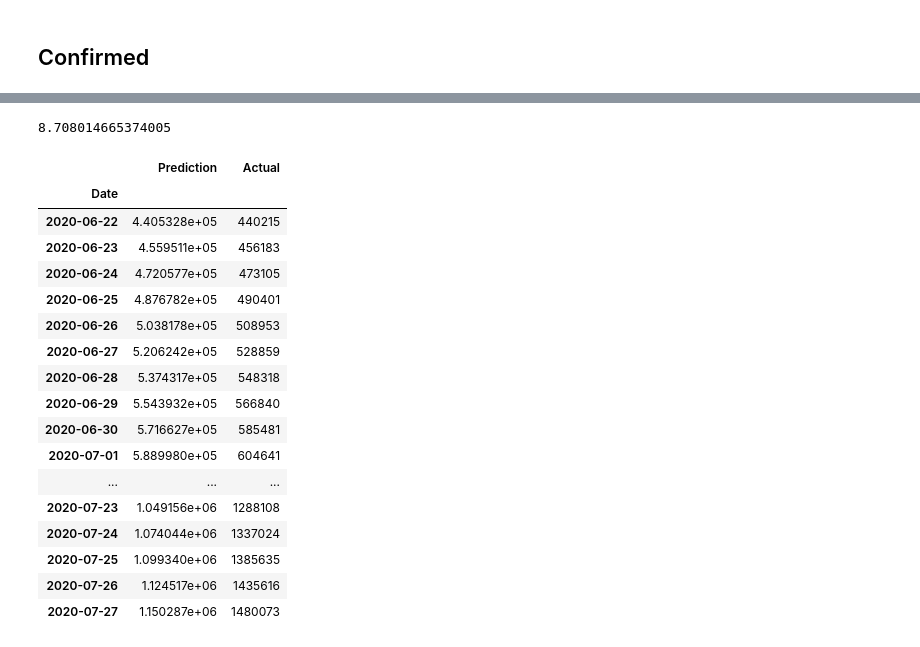
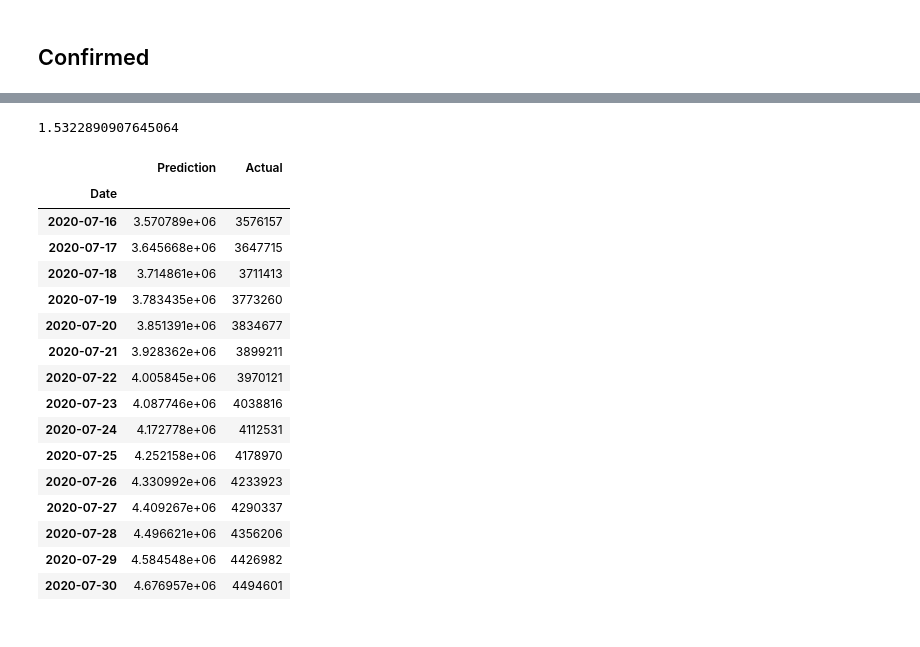
Before and after one commit to anandrajaram21/covidash, a Jupyter notebook: src/jupyter_notebooks/Auto_ARIMA_COVID_19.ipynb, the cells around one changed output, grey strips where cells are left out. Saved outputs shown, nothing was run; the diff lists cells and outputs as text; code cells hidden in the pictures.

```diff
--- a/src/jupyter_notebooks/Auto_ARIMA_COVID_19.ipynb
+++ b/src/jupyter_notebooks/Auto_ARIMA_COVID_19.ipynb
@@ -69,7 +71,7 @@ def find_params():
 # %%
 def split_dataframe():
     # Setting a Split date for test and train datasets
-    train, test = train_test_split(data, test_size=0.2, shuffle=False)
+    train, test = train_test_split(data, test_size=15, shuffle=False)
     print('Test shape:',test.shape)
     print('Train shape:',train.shape)
     print(f'Min date from train set: {train.index.min().date()}')
@@ -78,13 +80,13 @@ def split_dataframe():
     print(f'Max date from test set: {test.index.max().date()}')
     return train,test
 # %%
-def forecast():
+def Predict():
     # Fitting the model with train dataset
     stepwise_model.fit(train)
     # Forecasting
-    future_forecast = stepwise_model.predict(n_periods=len(test))
+    pred = stepwise_model.predict(n_periods=len(test))
     # This returns an array of predictions:
-    print(future_forecast)
-    future_forecast = pd.DataFrame(future_forecast,index = test.index,columns=['Prediction'])
+#     print(pred)
+    pred = pd.DataFrame(pred,index = test.index,columns=['Prediction'])
     # Plotting the predicted values and actual values
-    return px.line(pd.concat([data,future_forecast],axis=1), template = 'plotly_dark'),future_forecast
+    return px.line(pd.concat([data,pred],axis=1), template = 'plotly_dark'),pred
@@ -314,0 +270,3 @@ Max date from test set: 2020-07-27
+# %%
+fig,pred=Predict()
+fig
@@ -315,26 +275,25 @@ Max date from test set: 2020-07-27
 # %%
-mean_absolute_percentage_error(test,future_forecast)
+mean_absolute_percentage_error(test,pred)
 # %% [output]
-8.708014665374005
+1.5322890907645064
 # %%
-future_forecast['Actual']=test.Total
-future_forecast
+pred['Actual']=test.Total
+pred
 # %% [output]
 |  | Prediction | Actual |
 | Date |  |  |
-| 2020-06-22 | 4.405328e+05 | 440215 |
-| 2020-06-23 | 4.559511e+05 | 456183 |
-| 2020-06-24 | 4.720577e+05 | 473105 |
-| 2020-06-25 | 4.876782e+05 | 490401 |
-| 2020-06-26 | 5.038178e+05 | 508953 |
-| 2020-06-27 | 5.206242e+05 | 528859 |
-| 2020-06-28 | 5.374317e+05 | 548318 |
-| 2020-06-29 | 5.543932e+05 | 566840 |
-| 2020-06-30 | 5.716627e+05 | 585481 |
-| 2020-07-01 | 5.889980e+05 | 604641 |
-| ... | ... | ... |
-| 2020-07-23 | 1.049156e+06 | 1288108 |
-| 2020-07-24 | 1.074044e+06 | 1337024 |
-| 2020-07-25 | 1.099340e+06 | 1385635 |
-| 2020-07-26 | 1.124517e+06 | 1435616 |
-| 2020-07-27 | 1.150287e+06 | 1480073 |
+| 2020-07-16 | 3.570789e+06 | 3576157 |
+| 2020-07-17 | 3.645668e+06 | 3647715 |
+| 2020-07-18 | 3.714861e+06 | 3711413 |
+| 2020-07-19 | 3.783435e+06 | 3773260 |
+| 2020-07-20 | 3.851391e+06 | 3834677 |
+| 2020-07-21 | 3.928362e+06 | 3899211 |
+| 2020-07-22 | 4.005845e+06 | 3970121 |
+| 2020-07-23 | 4.087746e+06 | 4038816 |
+| 2020-07-24 | 4.172778e+06 | 4112531 |
+| 2020-07-25 | 4.252158e+06 | 4178970 |
+| 2020-07-26 | 4.330992e+06 | 4233923 |
+| 2020-07-27 | 4.409267e+06 | 4290337 |
+| 2020-07-28 | 4.496621e+06 | 4356206 |
+| 2020-07-29 | 4.584548e+06 | 4426982 |
+| 2020-07-30 | 4.676957e+06 | 4494601 |
```
Also changed, not shown: parts of 23 cells of this notebook.
